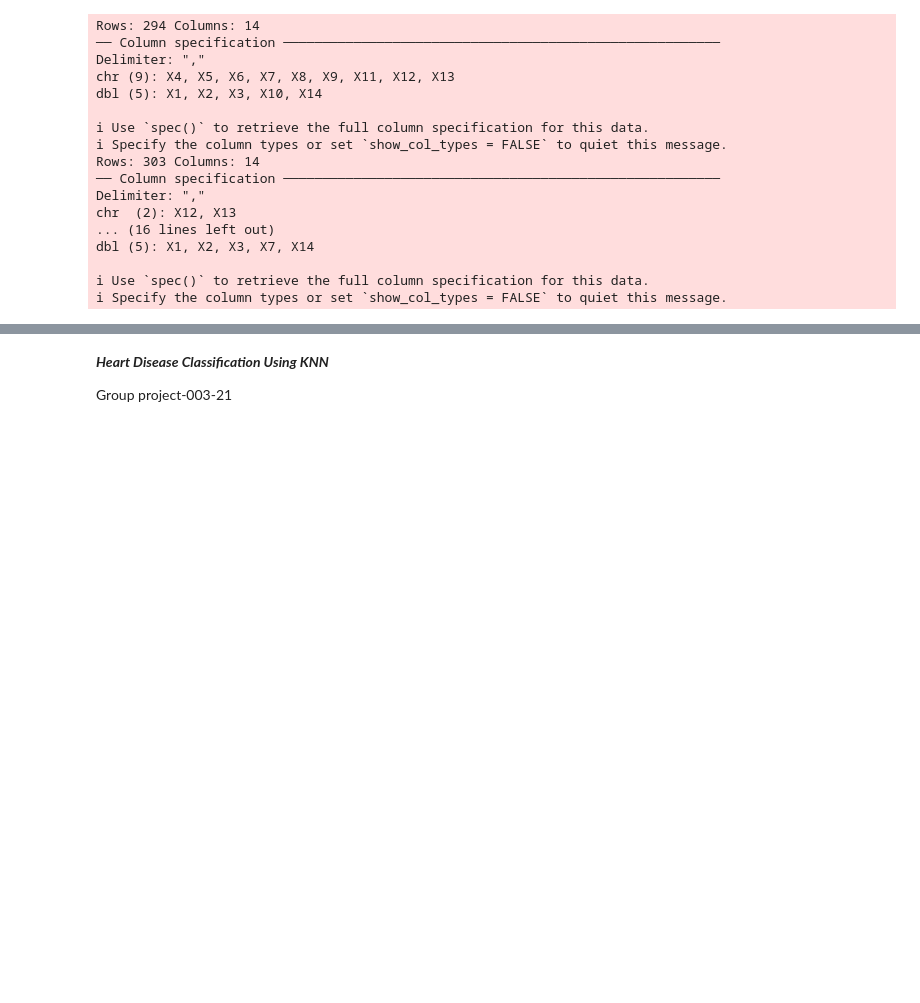
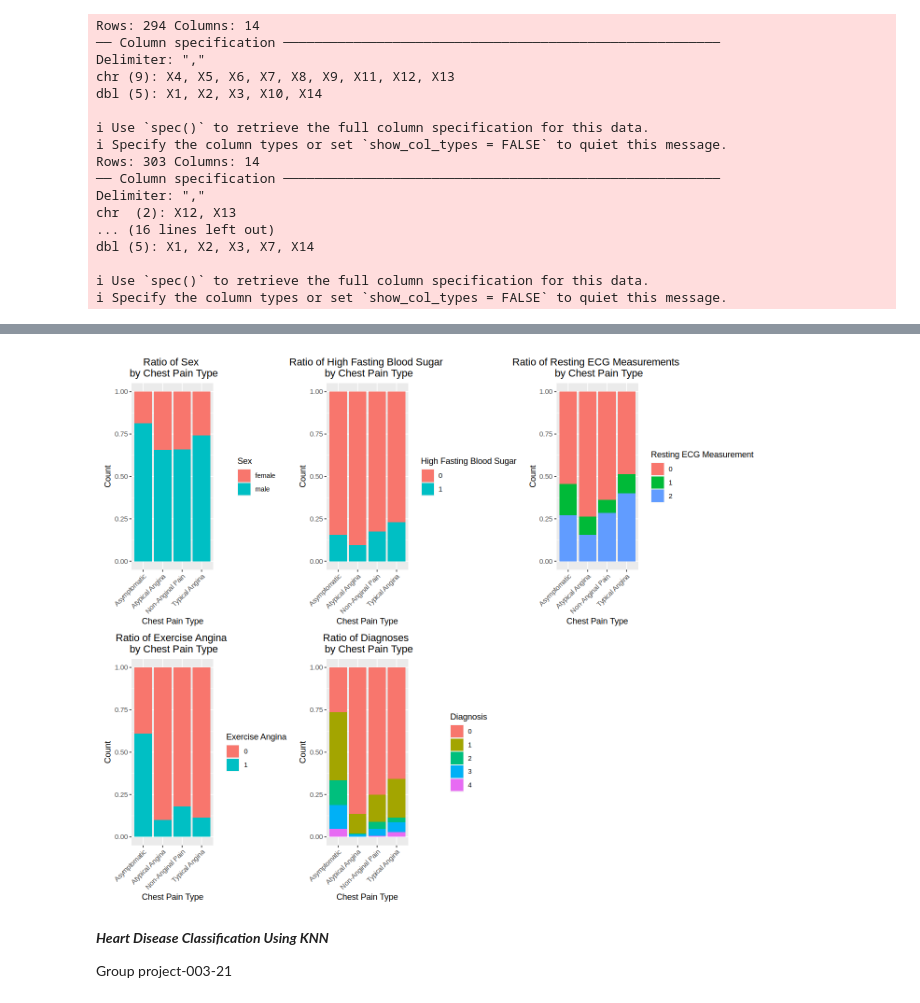
Before and after one commit to blu-01/DSCI-100-003-Group-21, a Jupyter notebook: proposal rough work/proposal_testing_plots.ipynb, the cells around one changed output, grey strips where cells are left out. Saved outputs shown, nothing was run; the diff lists cells and outputs as text; code cells hidden in the pictures; blank space fills up the shorter version.

Commit message:
Removed columns with too many NA values and omitted NA obs

```diff
--- a/proposal rough work/proposal_testing_plots.ipynb
+++ b/proposal rough work/proposal_testing_plots.ipynb
@@ -83,4 +97,11 @@ for(i in 1:nrow(editedData)) {       # for-loop over rows
 # %%
+#Removing columns with too many NA values and then removing observations with NA
+editedData <- editedData |>
+    select(-slope_type, -num_coloured_flourosopy, -thal) |>
+    na.omit()
+editedData
+
+#Removing incorrect 0 values
 editedData <- editedData |>
     filter(age != 0) |>
     filter(rest_bp != 0) |>
@@ -97,11 +138,6 @@ editedData <- editedData |>
     mutate(max_heartrate = as.numeric(max_heartrate)) |>
     mutate(exercise_angina = as.factor(exercise_angina)) |>
     mutate(st_depression = as.numeric(st_depression)) |>
-    mutate(slope_type = as.factor(slope_type)) |>
-    mutate(num_coloured_flourosopy = as.integer(num_coloured_flourosopy)) |>
-    mutate(num_coloured_flourosopy = as.factor(num_coloured_flourosopy)) |>
-    mutate(thal = as.integer(thal)) |>
-    mutate(thal = as.factor(thal)) |>
     mutate(diagnosis = as.factor(diagnosis))
 
 head(editedData)
@@ -186,58 +220,36 @@ PainVsFastingBS <- editedData |>
     geom_bar(position = "fill") +
     scale_x_discrete(labels = c("Asymptomatic", "Atypical Angina", "Non-Anginal Pain", "Typical Angina")) +
     theme(axis.text.x = element_text(angle = 45, hjust = 1), plot.title = element_text(hjust = 0.5)) +
     labs(x= "Chest Pain Type", y = "Count", title="Ratio of High Fasting Blood Sugar \n by Chest Pain Type", fill = "High Fasting Blood Sugar")
 
 PainVsRestECG <- editedData |>
     na.omit() |>
     ggplot(aes(x = chest_pain_type, fill = rest_ecg_results)) +
     geom_bar(position = "fill") +
     scale_x_discrete(labels = c("Asymptomatic", "Atypical Angina", "Non-Anginal Pain", "Typical Angina")) +
     theme(axis.text.x = element_text(angle = 45, hjust = 1), plot.title = element_text(hjust = 0.5)) +
     labs(x= "Chest Pain Type", y = "Count", title="Ratio of Resting ECG Measurements \n by Chest Pain Type", fill = "Resting ECG Measurement")
 
 PainVsExerciseAngina <- editedData |>
     na.omit() |>
     ggplot(aes(x = chest_pain_type, fill = exercise_angina)) +
     geom_bar(position = "fill") +
     scale_x_discrete(labels = c("Asymptomatic", "Atypical Angina", "Non-Anginal Pain", "Typical Angina")) +
     theme(axis.text.x = element_text(angle = 45, hjust = 1), plot.title = element_text(hjust = 0.5)) +
     labs(x= "Chest Pain Type", y = "Count", title="Ratio of Exercise Angina \n by Chest Pain Type", fill = "Exercise Angina")
 
-PainVsSlopeType <- editedData |>
-    na.omit() |>
-    ggplot(aes(x = chest_pain_type, fill = slope_type)) +
-    geom_bar(position = "fill") +
-    scale_x_discrete(labels = c("Asymptomatic", "Atypical Angina", "Non-Anginal Pain", "Typical Angina")) +
-    theme(axis.text.x = element_text(angle = 45, hjust = 1), plot.title = element_text(hjust = 0.5)) +
-    labs(x= "Chest Pain Type", y = "Count", title="Ratio of Slope Type \n by Chest Pain Type", fill = "Slope Type")
-
-PainVsFlourosopy <- editedData |>
-    na.omit() |>
-    ggplot(aes(x = chest_pain_type, fill = num_coloured_flourosopy)) +
-    geom_bar(position = "fill") +
-    scale_x_discrete(labels = c("Asymptomatic", "Atypical Angina", "Non-Anginal Pain", "Typical Angina")) +
-    theme(axis.text.x = element_text(angle = 45, hjust = 1), plot.title = element_text(hjust = 0.5)) +
-    labs(x= "Chest Pain Type", y = "Count", title="Ratio of Flourosopy Results \n by Chest Pain Type", fill = "Flourosopy Results")
-
-PainVsThal <- editedData |>
-    na.omit() |>
-    ggplot(aes(x = chest_pain_type, fill = thal)) +
-    geom_bar(position = "fill") +
-    scale_x_discrete(labels = c("Asymptomatic", "Atypical Angina", "Non-Anginal Pain", "Typical Angina")) +
-    theme(axis.text.x = element_text(angle = 45, hjust = 1), plot.title = element_text(hjust = 0.5)) +
-    labs(x= "Chest Pain Type", y = "Count", title="Ratio of Thal \n by Chest Pain Type", fill = "Thal")
-
 PainVsDiagnosis <- editedData |>
     na.omit() |>
     ggplot(aes(x = chest_pain_type, fill = diagnosis)) +
     geom_bar(position = "fill") +
     scale_x_discrete(labels = c("Asymptomatic", "Atypical Angina", "Non-Anginal Pain", "Typical Angina")) +
     theme(axis.text.x = element_text(angle = 45, hjust = 1), plot.title = element_text(hjust = 0.5)) +
     labs(x= "Chest Pain Type", y = "Count", title="Ratio of Diagnoses \n by Chest Pain Type", fill = "Diagnosis")
 
-PainVsSex + PainVsFastingBS + PainVsRestECG + PainVsExerciseAngina + PainVsSlopeType + PainVsFlourosopy + PainVsThal + PainVsDiagnosis +
+PainVsSex + PainVsFastingBS + PainVsRestECG + PainVsExerciseAngina + PainVsDiagnosis +
     plot_layout(ncol = 3)
+# %% [output]
+[figure, added]
 # %% [markdown]
 ***Heart Disease Classification Using KNN***
 
```
Also changed, not shown: parts of 5 cells of this notebook.
